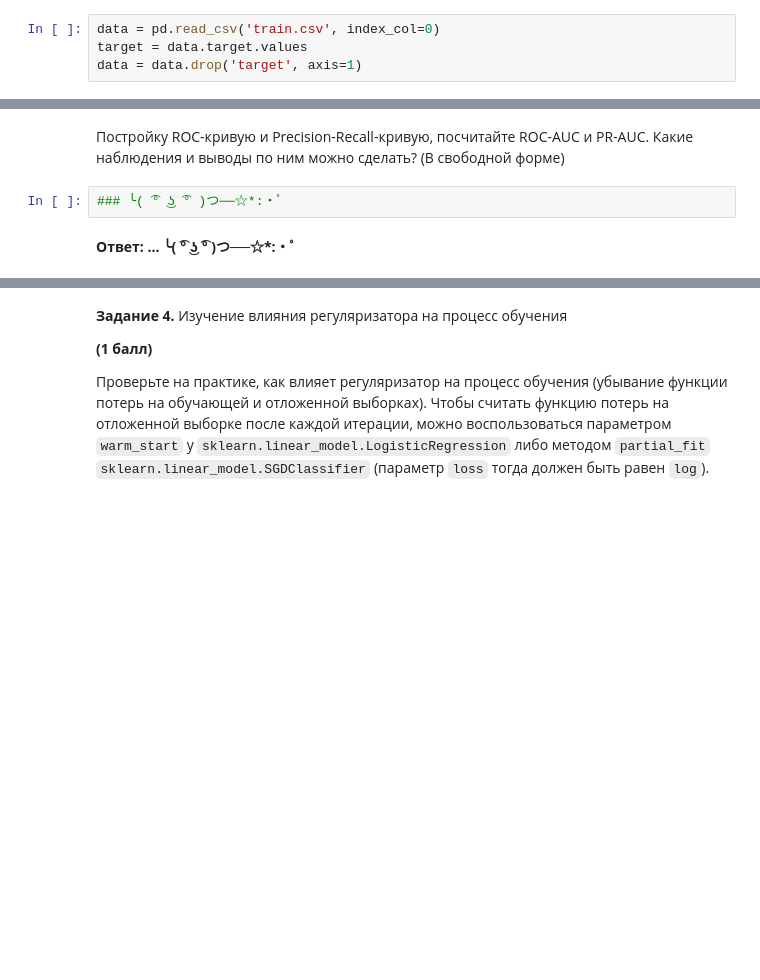
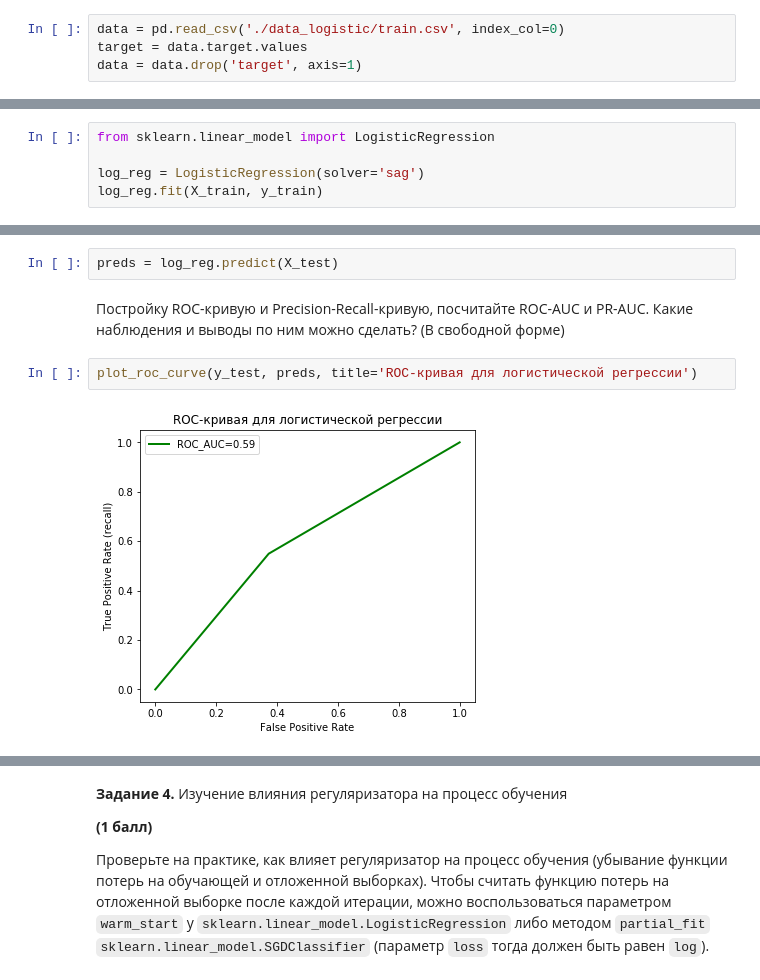
Before and after one commit to paniquex/ML_DS_practice, a Jupyter notebook: MMRO/HW_04/homework-practuce-04-KuzminNikita.ipynb, the cells around one changed output, grey strips where cells are left out. Drawn from its saved outputs; the diff is of its cells as text; blank space fills up the shorter version.

Commit message:
part with logistic regression (3) was started

```diff
--- a/MMRO/HW_04/homework-practuce-04-KuzminNikita.ipynb
+++ b/MMRO/HW_04/homework-practuce-04-KuzminNikita.ipynb
@@ -527,7 +530,7 @@ __Подготовка данных.__
 
 Загрузим данные с конкурса  [Kaggle Porto Seguro’s Safe Driver Prediction](https://www.kaggle.com/c/porto-seguro-safe-driver-prediction) (вам нужна только обучающая выборка). Задача состоит в определении водителей, которые в ближайший год воспользуются своей автомобильной страховкой (бинарная классификация). Но для нас важна будет не сама задача, а только её данные. При этом под нужды задания мы немного модифицируем датасет.
 # %%
-data = pd.read_csv('train.csv', index_col=0)
+data = pd.read_csv('./data_logistic/train.csv', index_col=0)
 target = data.target.values
 data = data.drop('target', axis=1)
 # %% [markdown]
@@ -548,0 +550,5 @@ X_train, X_test, y_train, y_test = train_test_split(data, target, test_size=0.5)
+# %%
+from sklearn.linear_model import LogisticRegression
+
+log_reg = LogisticRegression(solver='sag')
+log_reg.fit(X_train, y_train)
@@ -549,6 +561,8 @@ X_train, X_test, y_train, y_test = train_test_split(data, target, test_size=0.5)
+# %%
+preds = log_reg.predict(X_test)
 # %% [markdown]
 Постройку ROC-кривую и Precision-Recall-кривую, посчитайте ROC-AUC и PR-AUC. Какие наблюдения и выводы по ним можно сделать? (В свободной форме)
-# %%
-### ╰( ͡° ͜ʖ ͡° )つ──☆*:・ﾟ
-# %% [markdown]
-**Ответ: ... ╰( ͡° ͜ʖ ͡° )つ──☆*:・ﾟ**
+# %%
+plot_roc_curve(y_test, preds, title='ROC-кривая для логистической регрессии')
+# %% [output]
+[figure, added]
```
Also changed, not shown: parts of 21 cells of this notebook.
